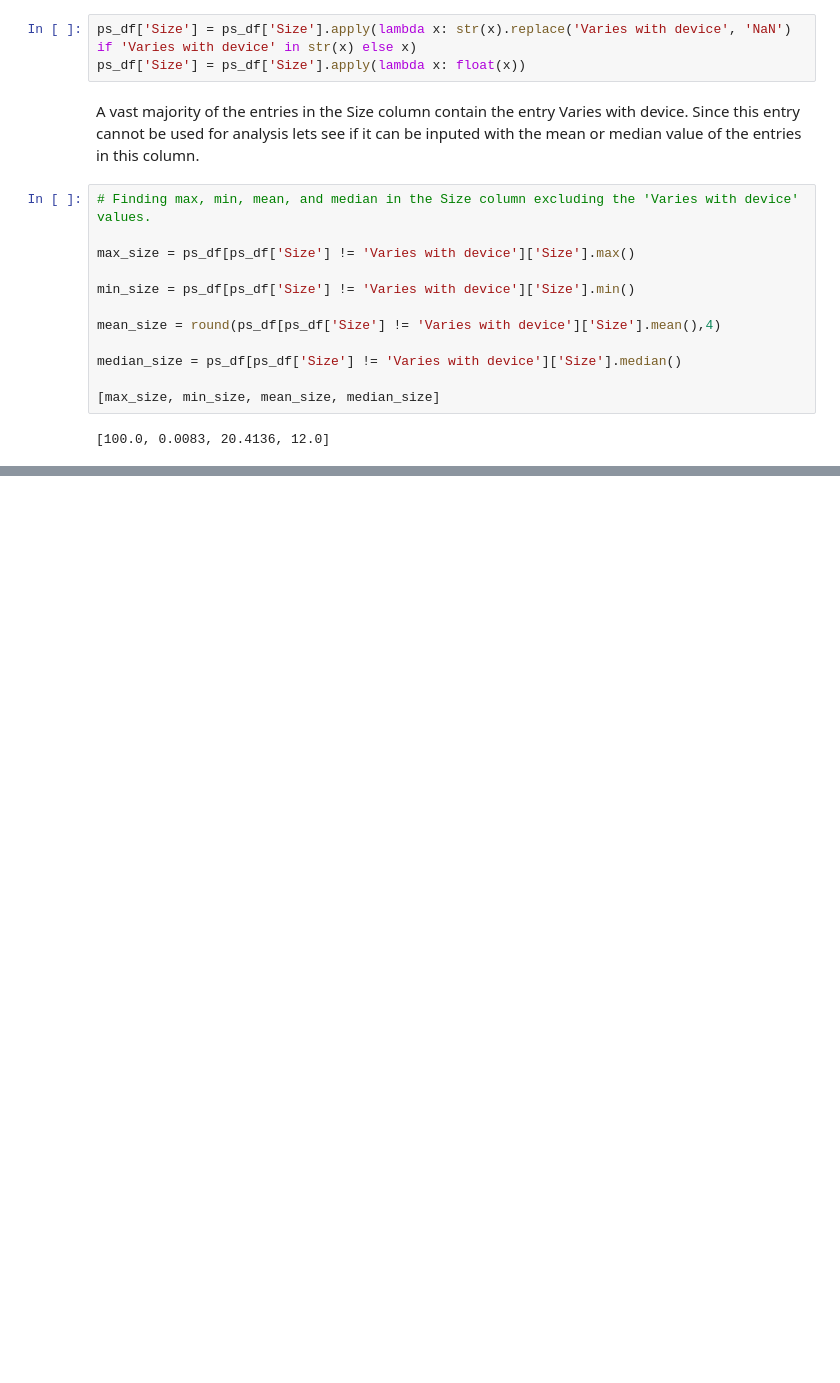
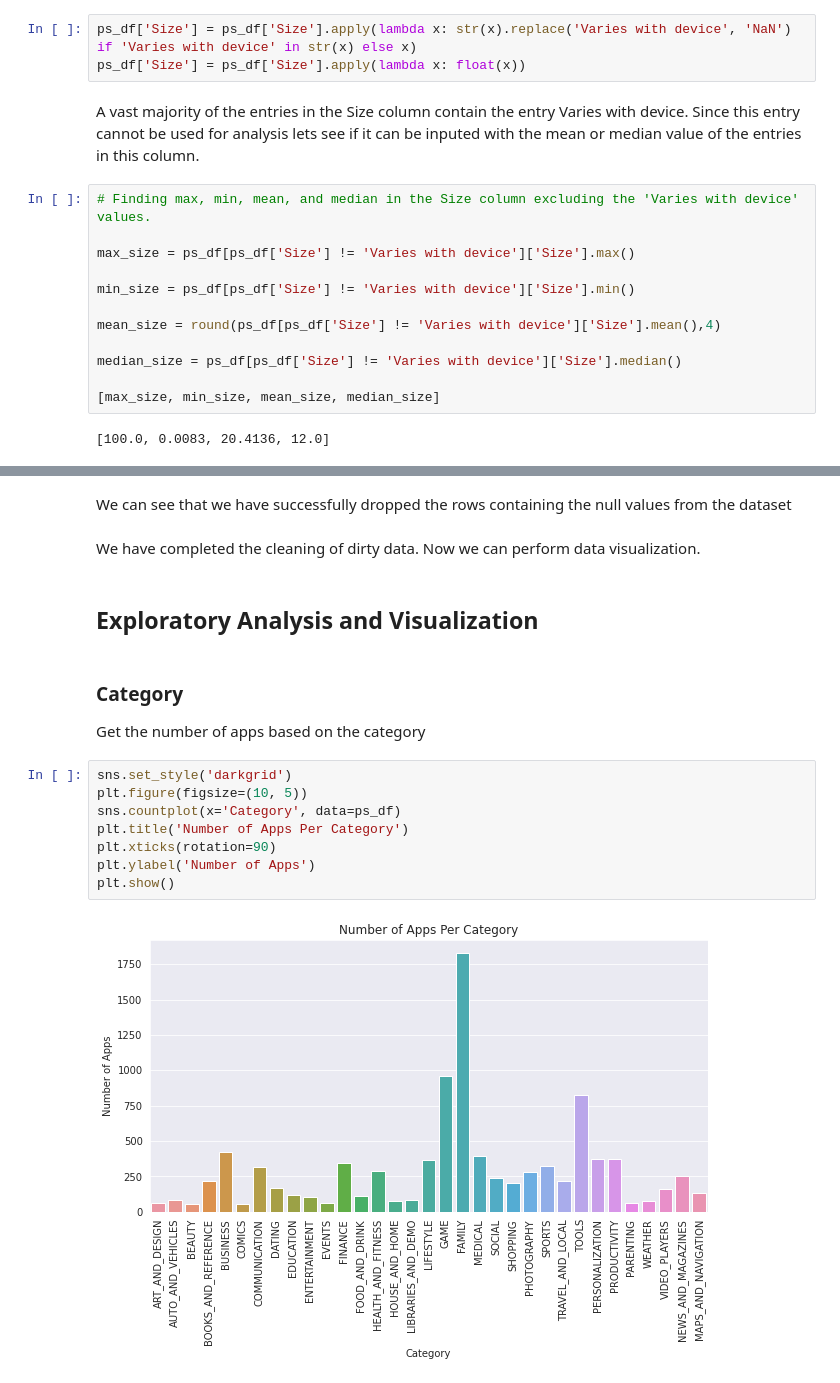
Before and after one commit to sumaiyasiddiqa/Play-store-app-review-analysis, a Jupyter notebook: Play_Store_App_Review_Analysis_(Sumaiya_Siddiqa).ipynb, the cells around one changed output, grey strips where cells are left out. Cells and saved outputs as stored; diff of their text form; blank space fills up the shorter version.

```diff
--- a/Play_Store_App_Review_Analysis_(Sumaiya_Siddiqa).ipynb
+++ b/Play_Store_App_Review_Analysis_(Sumaiya_Siddiqa).ipynb
@@ -615,0 +713,20 @@ median_size = ps_df[ps_df['Size'] != 'Varies with device']['Size'].median()
+# %% [markdown]
+We can see that we have successfully dropped the rows containing the null values from the dataset
+# %% [markdown]
+We have completed the cleaning of dirty data. Now we can perform data visualization.
+# %% [markdown]
+## **Exploratory Analysis and Visualization**
+# %% [markdown]
+### **Category**
+
+Get the number of apps based on the category
+# %%
+sns.set_style('darkgrid')
+plt.figure(figsize=(10, 5))
+sns.countplot(x='Category', data=ps_df)
+plt.title('Number of Apps Per Category')
+plt.xticks(rotation=90)
+plt.ylabel('Number of Apps')
+plt.show()
+# %% [output]
+[figure, added]
```
Also changed, not shown: parts of 23 cells of this notebook.
